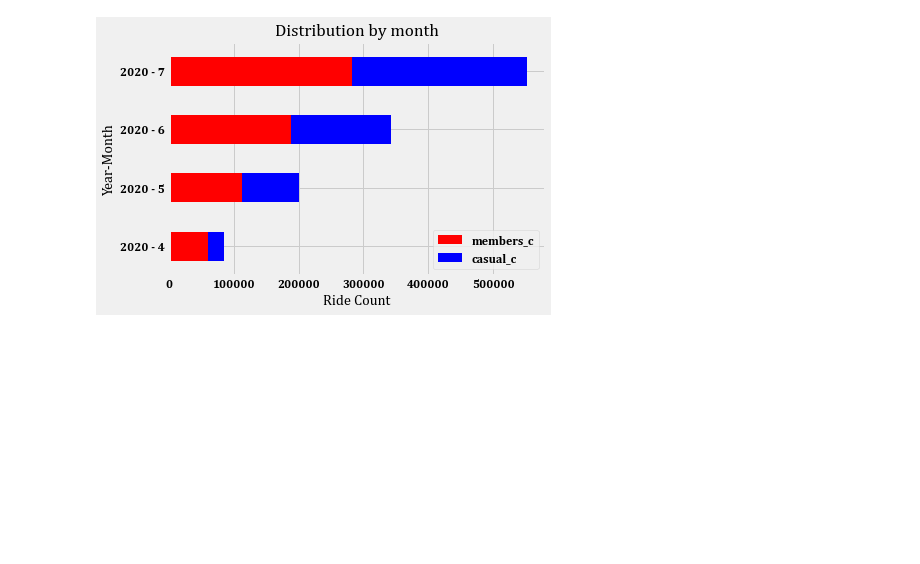
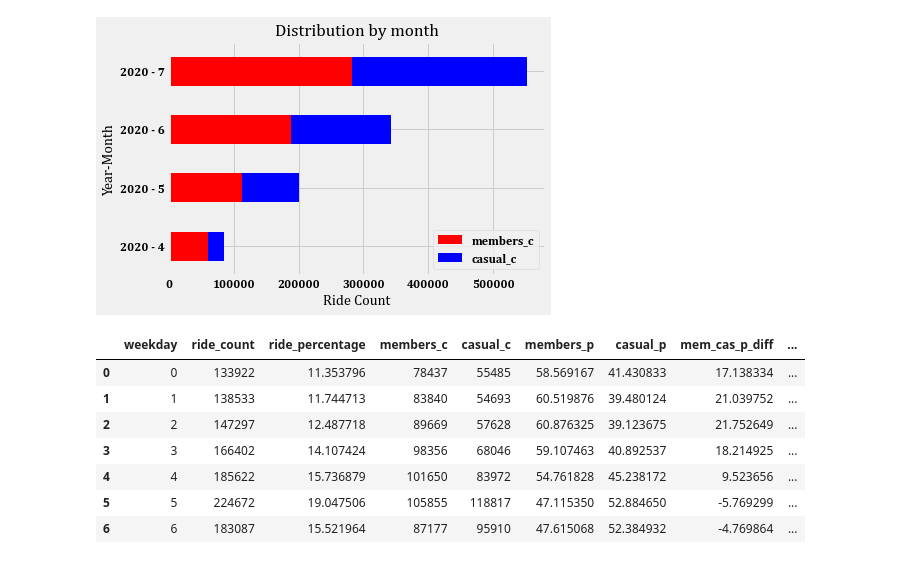
Before and after one commit to deepbdoshi/Google-Analytics-Capstone-Project, a Jupyter notebook: Google Analytics Capstone Project 1.ipynb, the cells around one changed output. Saved outputs shown, nothing was run; the diff lists cells and outputs as text; code cells hidden in the pictures; blank space fills up the shorter version.

```diff
--- a/Google Analytics Capstone Project 1.ipynb
+++ b/Google Analytics Capstone Project 1.ipynb
@@ -183,0 +195,11 @@ _ = mp.title('Distribution by month')
+# %%
+group_data_by_week_day
+# %% [output]
+|  | weekday | ride_count | ride_percentage | members_c | casual_c | members_p | casual_p | mem_cas_p_diff | ... |
+| 0 | 0 | 133922 | 11.353796 | 78437 | 55485 | 58.569167 | 41.430833 | 17.138334 | ... |
+| 1 | 1 | 138533 | 11.744713 | 83840 | 54693 | 60.519876 | 39.480124 | 21.039752 | ... |
+| 2 | 2 | 147297 | 12.487718 | 89669 | 57628 | 60.876325 | 39.123675 | 21.752649 | ... |
+| 3 | 3 | 166402 | 14.107424 | 98356 | 68046 | 59.107463 | 40.892537 | 18.214925 | ... |
+| 4 | 4 | 185622 | 15.736879 | 101650 | 83972 | 54.761828 | 45.238172 | 9.523656 | ... |
+| 5 | 5 | 224672 | 19.047506 | 105855 | 118817 | 47.115350 | 52.884650 | -5.769299 | ... |
+| 6 | 6 | 183087 | 15.521964 | 87177 | 95910 | 47.615068 | 52.384932 | -4.769864 | ... |
```
Also changed, not shown: parts of 5 cells of this notebook.
